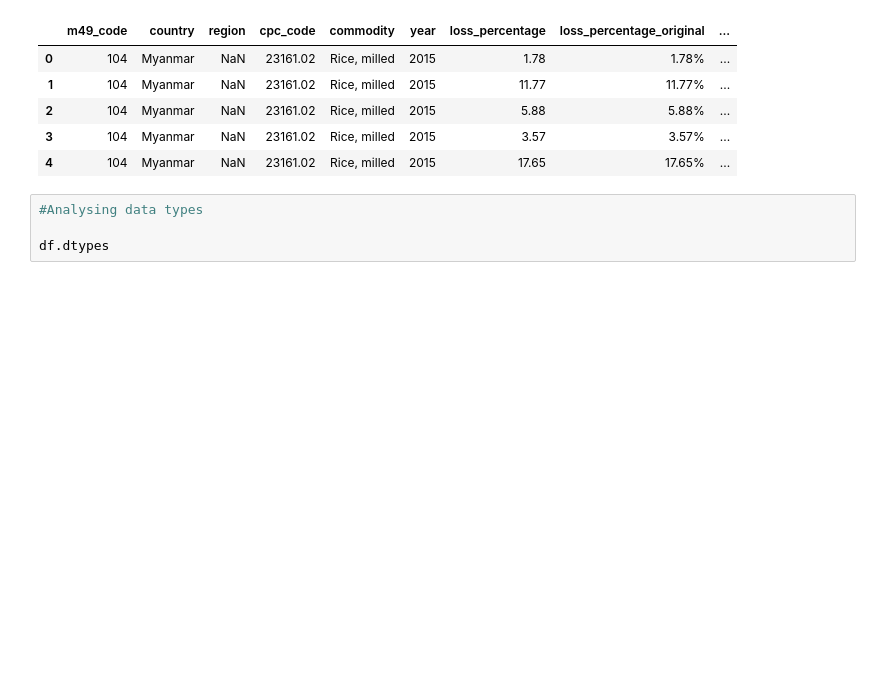
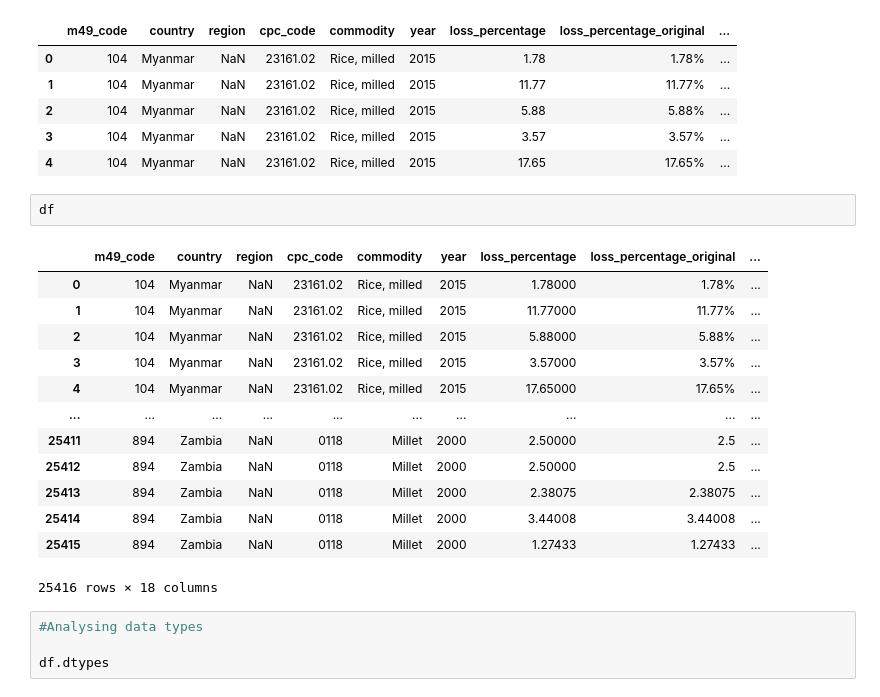
Before and after one commit to AlexRibeiro95/Project_FoodWaste, a Jupyter notebook: DW/DW_Food-Waste_dataset.ipynb, the cells around one changed output. Drawn from its saved outputs; the diff is of its cells as text; blank space fills up the shorter version.

```diff
--- a/DW/DW_Food-Waste_dataset.ipynb
+++ b/DW/DW_Food-Waste_dataset.ipynb
@@ -21,6 +21,22 @@ df.head()
 | 2 | 104 | Myanmar | NaN | 23161.02 | Rice, milled | 2015 | 5.88 | 5.88% | ... |
 | 3 | 104 | Myanmar | NaN | 23161.02 | Rice, milled | 2015 | 3.57 | 3.57% | ... |
 | 4 | 104 | Myanmar | NaN | 23161.02 | Rice, milled | 2015 | 17.65 | 17.65% | ... |
+# %%
+df
+# %% [output]
+|  | m49_code | country | region | cpc_code | commodity | year | loss_percentage | loss_percentage_original | ... |
+| 0 | 104 | Myanmar | NaN | 23161.02 | Rice, milled | 2015 | 1.78000 | 1.78% | ... |
+| 1 | 104 | Myanmar | NaN | 23161.02 | Rice, milled | 2015 | 11.77000 | 11.77% | ... |
+| 2 | 104 | Myanmar | NaN | 23161.02 | Rice, milled | 2015 | 5.88000 | 5.88% | ... |
+| 3 | 104 | Myanmar | NaN | 23161.02 | Rice, milled | 2015 | 3.57000 | 3.57% | ... |
+| 4 | 104 | Myanmar | NaN | 23161.02 | Rice, milled | 2015 | 17.65000 | 17.65% | ... |
+| ... | ... | ... | ... | ... | ... | ... | ... | ... | ... |
+| 25411 | 894 | Zambia | NaN | 0118 | Millet | 2000 | 2.50000 | 2.5 | ... |
+| 25412 | 894 | Zambia | NaN | 0118 | Millet | 2000 | 2.50000 | 2.5 | ... |
+| 25413 | 894 | Zambia | NaN | 0118 | Millet | 2000 | 2.38075 | 2.38075 | ... |
+| 25414 | 894 | Zambia | NaN | 0118 | Millet | 2000 | 3.44008 | 3.44008 | ... |
+| 25415 | 894 | Zambia | NaN | 0118 | Millet | 2000 | 1.27433 | 1.27433 | ... |
+25416 rows × 18 columns
 # %%
 #Analysing data types
 
```
Also changed, not shown: 7 other files.
